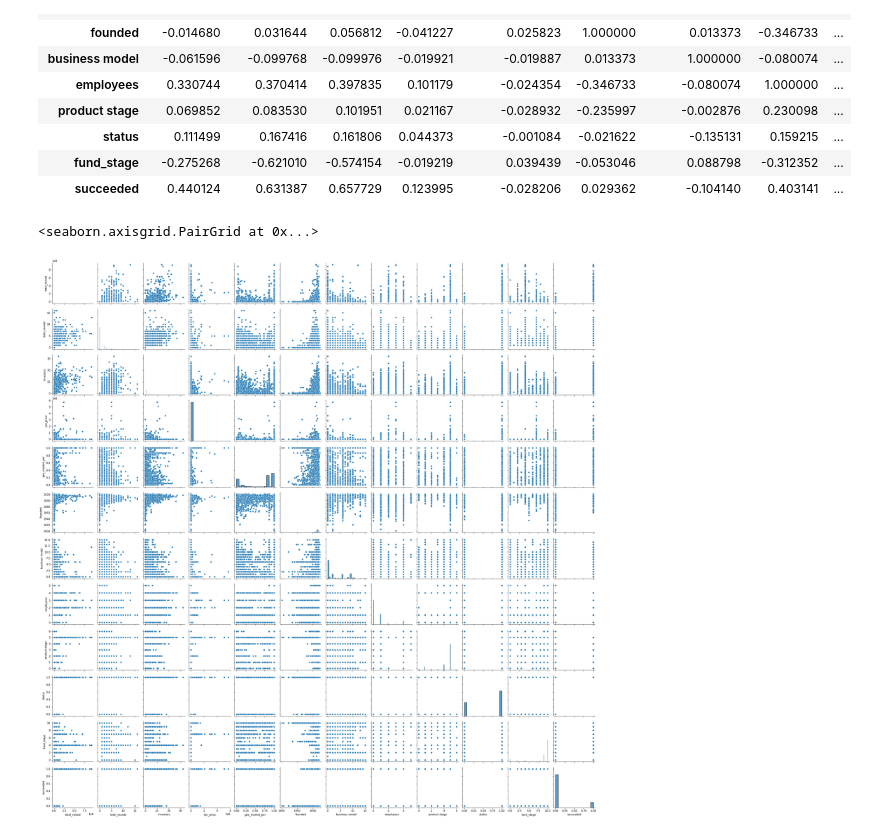
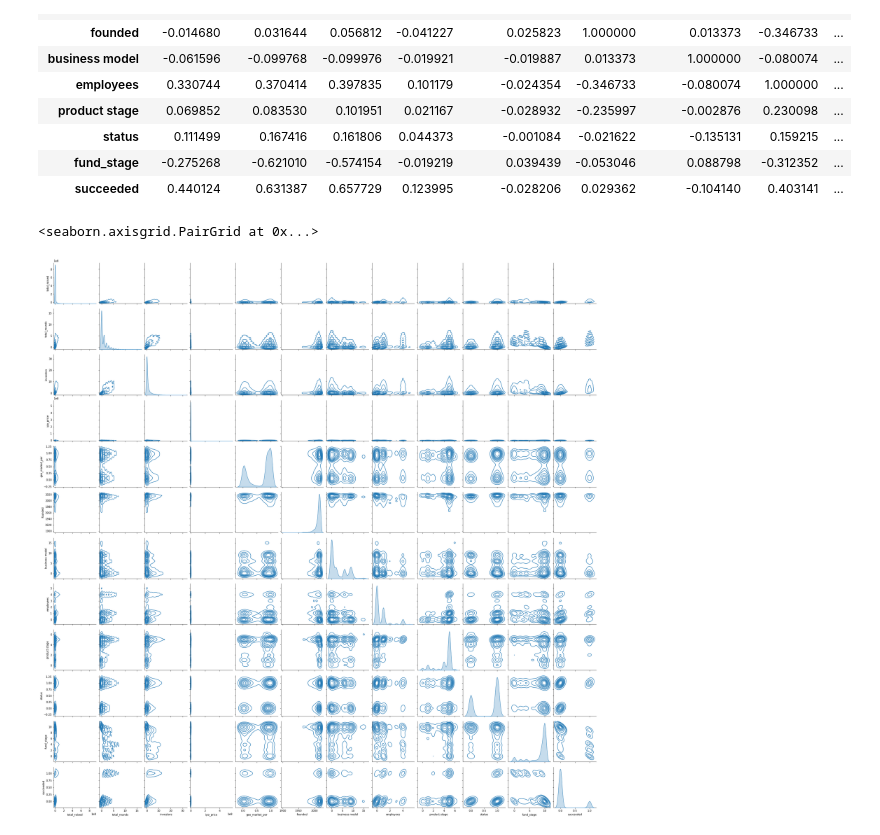
Before and after one commit to matanini/startup_classifier, a Jupyter notebook: visualization.ipynb, the cells around one changed output. Saved outputs shown, nothing was run; the diff lists cells and outputs as text; code cells hidden in the pictures.

```diff
--- a/visualization.ipynb
+++ b/visualization.ipynb
@@ -101,7 +101,7 @@ fig.show()
 # %%
 # rs = np.random.RandomState(0)
 # df2 = pd.DataFrame(rs.rand(10, 10))
-sns.pairplot(df[num_cols+ cat_cols])
+sns.pairplot(df[num_cols+ cat_cols], kind='kde')
 # %% [output]
 <seaborn.axisgrid.PairGrid at 0x...>
-[figure, old version]
+[figure, new version]
```
Also changed, not shown: 1 other file.
